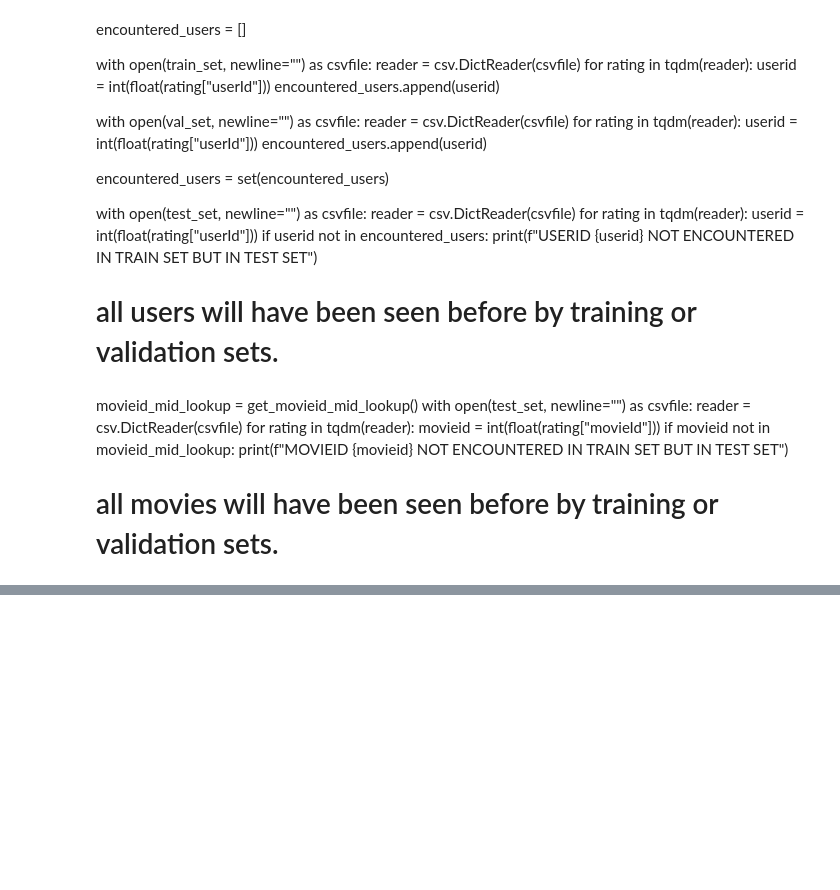
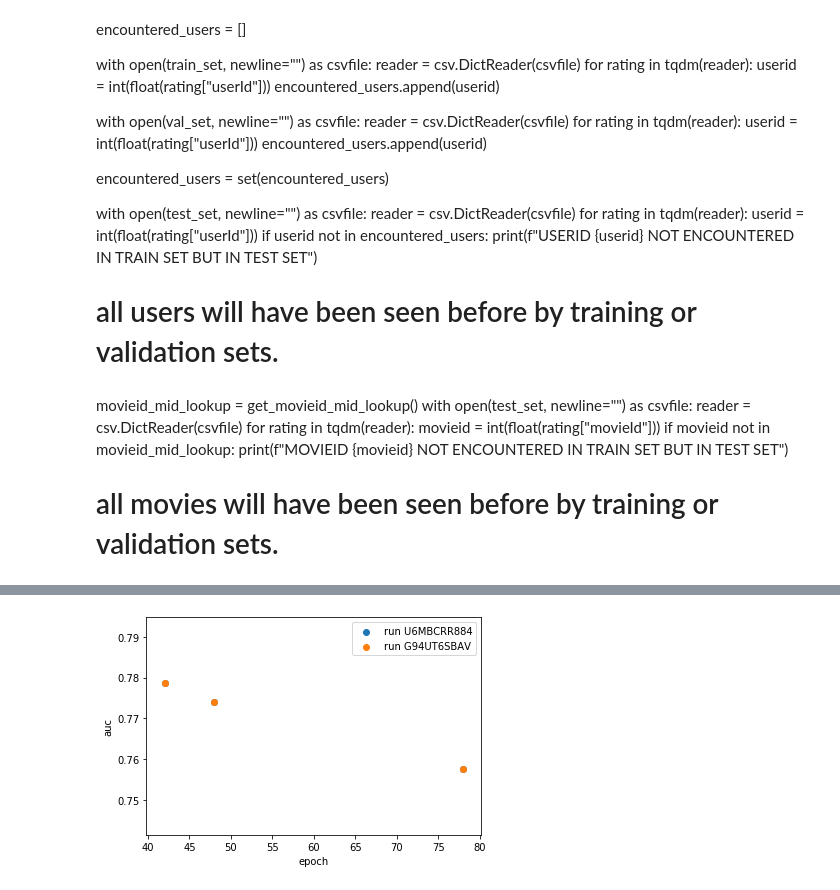
Before and after one commit to 0xDECAFC0FFEE/145_wankers, a Jupyter notebook: reduce_tag_dimensions.ipynb, the cells around one changed output, grey strips where cells are left out. Saved outputs shown, nothing was run; the diff lists cells and outputs as text; code cells hidden in the pictures; blank space fills up the shorter version.

```diff
--- a/reduce_tag_dimensions.ipynb
+++ b/reduce_tag_dimensions.ipynb
@@ -361,0 +380,17 @@ with open(test_set, newline="") as csvfile:
+# %%
+# plot epoch against test auc
+test_epochs = [78, 42, 48]
+test_aucs = [0.75760, 0.77855, 0.77397]
+test_epochs, test_aucs = np.array(sorted(np.array([test_epochs, test_aucs]).T.tolist())).T
+plt.scatter(test_epochs, test_aucs, label="run U6MBCRR884")
+
+test_epochs = [78, 42, 48]
+test_aucs = [0.75760, 0.77855, 0.77397]
+test_epochs, test_aucs = np.array(sorted(np.array([test_epochs, test_aucs]).T.tolist())).T
+plt.scatter(test_epochs, test_aucs, label="run G94UT6SBAV")
+plt.xlabel("epoch")
+plt.ylabel("auc")
+plt.legend()
+plt.show()
+# %% [output]
+[figure, added]
```
Also changed, not shown: parts of 5 cells of this notebook, 3 other files.
